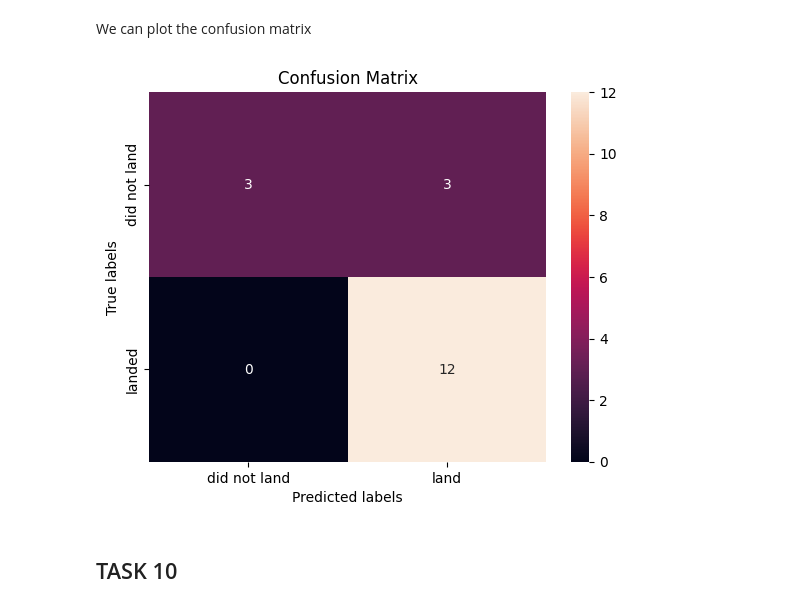
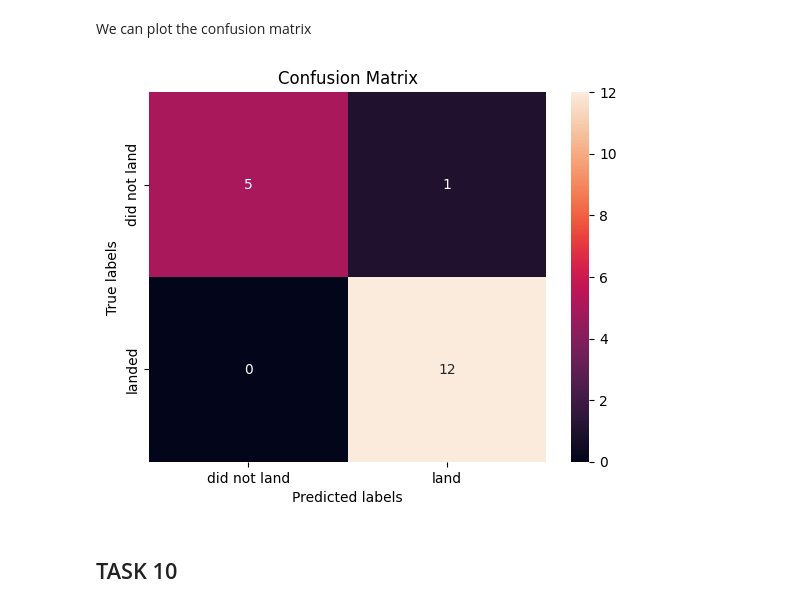
Before and after one commit to pinki999/DS, a Jupyter notebook: MachineLearningPrediction.ipynb, the cells around one changed output. Cells and saved outputs as stored; diff of their text form; code cells hidden in the pictures.

```diff
--- a/MachineLearningPrediction.ipynb
+++ b/MachineLearningPrediction.ipynb
@@ -280,10 +280,10 @@ tree_cv_score
 # %% [markdown]
 We can plot the confusion matrix
 # %%
-tree_yhat = svm_cv.predict(X_test)
+tree_yhat = tree_cv.predict(X_test)
 plot_confusion_matrix(Y_test,tree_yhat)
 # %% [output]
-[figure, old version]
+[figure, new version]
 # %% [markdown]
 ## TASK  10
 # %% [markdown]
```
Also changed, not shown: parts of 10 cells of this notebook.
